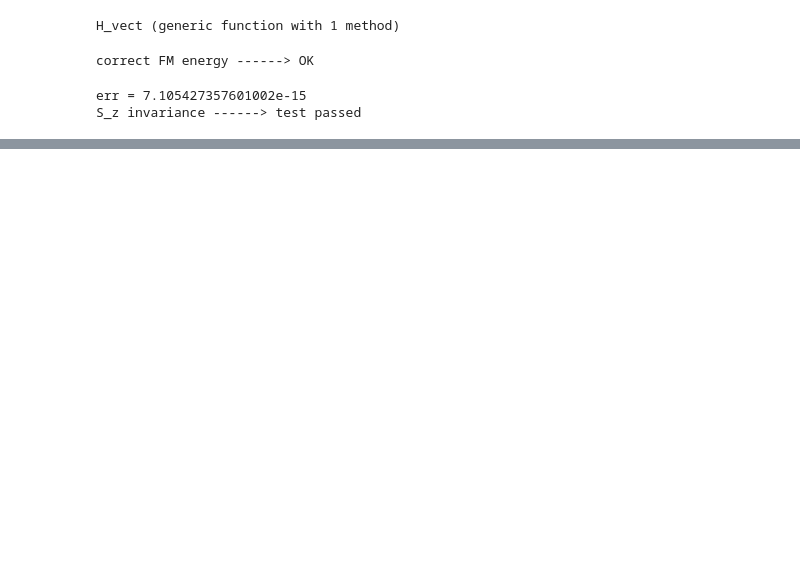
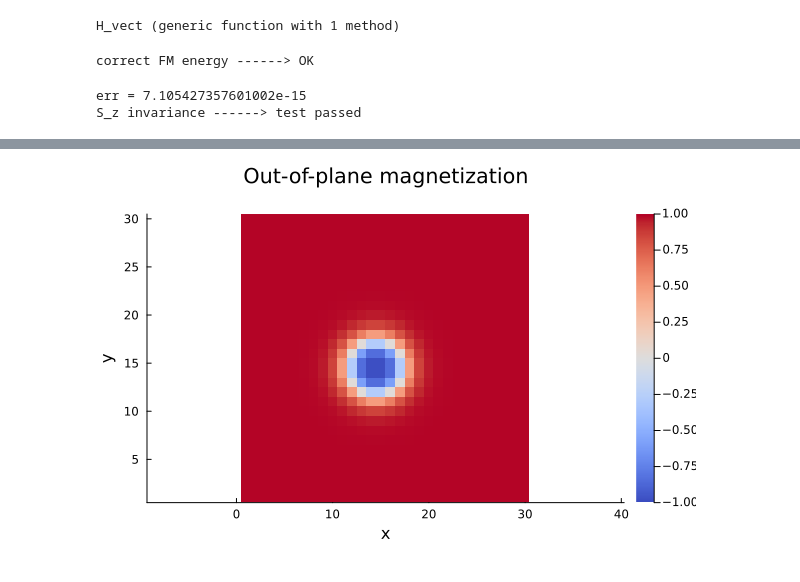
Before and after one commit to jan-chelmecki/skyrmion-tunnelling, a Jupyter notebook: julia_notebook.ipynb, the cells around one changed output, grey strips where cells are left out. Saved outputs shown, nothing was run; the diff lists cells and outputs as text; code cells hidden in the pictures; blank space fills up the shorter version.

```diff
--- a/julia_notebook.ipynb
+++ b/julia_notebook.ipynb
@@ -269,0 +307,93 @@ plot(H_vals)
+# %%
+function skyrmion_ansatz(nx, ny, R_0)
+    """
+    generates a config with Q=1 via a stereographic projection of id: S^2 -> S^2;
+    b is the size of the 'skyrmion'
+    """
+    X = repeat(collect(1.0:nx)', ny, 1)
+    Y = repeat(collect(1.0:ny), 1, nx)
+
+    # shift the centre
+    X .-= (nx - 1) ÷ 2 + 0.5
+    Y .-= (ny - 1) ÷ 2 + 0.5
+
+    R = sqrt.(X.^2 .+ Y.^2)
+    l0 = 2.0
+    theta = π .- 2 .* atan.(R .* exp.((R .- R_0) ./ l0))
+
+    # compute the projection
+    n = zeros(Float64, 3, nx, ny)
+    n[1, :, :] .= sin.(theta) .* X ./ R
+    n[2, :, :] .= sin.(theta) .* Y ./ R
+    n[3, :, :] .= cos.(theta)
+    return n
+end
+
+function gradient(f, dx, dy)
+    nx, ny = size(f)
+    dfdx = zeros(Float64, nx, ny)
+    dfdy = zeros(Float64, nx, ny)
+
+    # central differences for interior points
+    for i in 2:nx-1, j in 1:ny
+        dfdx[i, j] = (f[i+1, j] - f[i-1, j]) / (2dx)
+    end
+    # forward/backward differences for boundaries
+    for j in 1:ny
+        dfdx[1, j] = (f[2, j] - f[1, j]) / dx
+        dfdx[nx, j] = (f[nx, j] - f[nx-1, j]) / dx
+    end
+
+    for i in 1:nx, j in 2:ny-1
+        dfdy[i, j] = (f[i, j+1] - f[i, j-1]) / (2dy)
+    end
+    for i in 1:nx
+        dfdy[i, 1] = (f[i, 2] - f[i, 1]) / dy
+        dfdy[i, ny] = (f[i, ny] - f[i, ny-1]) / dy
+    end
+
+    return dfdx, dfdy
+end
+
+function topological_charge(n)
+    m_x, m_y, m_z = n[1, :, :], n[2, :, :], n[3, :, :]
+
+    dx = 1.0
+    dy = 1.0
+    dmx_dx, dmx_dy = gradient(m_x, dx, dy)
+    dmy_dx, dmy_dy = gradient(m_y, dx, dy)
+    dmz_dx, dmz_dy = gradient(m_z, dx, dy)
+
+    cross_x = dmy_dx .* dmz_dy .- dmz_dx .* dmy_dy
+    cross_y = dmz_dx .* dmx_dy .- dmx_dx .* dmz_dy
+    cross_z = dmx_dx .* dmy_dy .- dmy_dx .* dmx_dy
+
+    density = m_x .* cross_x .+ m_y .* cross_y .+ m_z .* cross_z
+    Q = (1 / (4 * π)) * sum(density) * dx * dy
+
+    return Q, density
+end
+
+function show_skyrmion(n)
+    x0 = 1
+    x1 = size(n, 2)
+
+    # spin z
+    Heatmap = heatmap(n[3, :, :]', clims=(-1, 1), color=:coolwarm, xlabel="x", ylabel="y",
+            title="Out-of-plane magnetization", aspect_ratio=:1, grid=false)
+    display(Heatmap)
+
+    # in-plane
+    #quiver(n[1, :, :]', n[2, :, :]', xlabel="x", ylabel="y", aspect_ratio=:equal)
+
+    Q, density = topological_charge(n)
+    max_d = maximum(abs.(density))
+    heatmap(density', clims=(-max_d, max_d), color=:coolwarm, aspect_ratio=:1,
+            title="Topological charge density (total Q ≈ $(round(Q, digits=2)))")
+end
+
+nx = 30; ny = 30; R_0 = 5.0
+n = skyrmion_ansatz(nx,ny,R_0)
+show_skyrmion(n)
+# %% [output]
+[figure, added]
```
Also changed, not shown: parts of 14 cells of this notebook.
